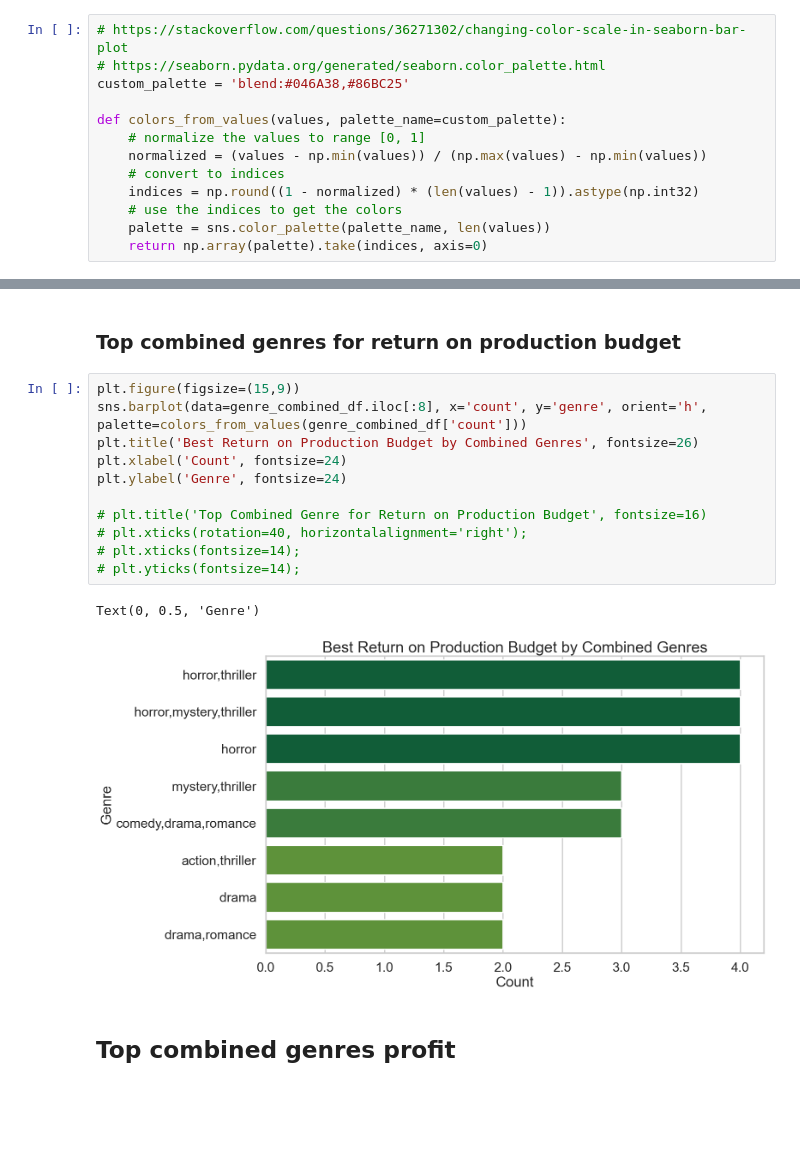
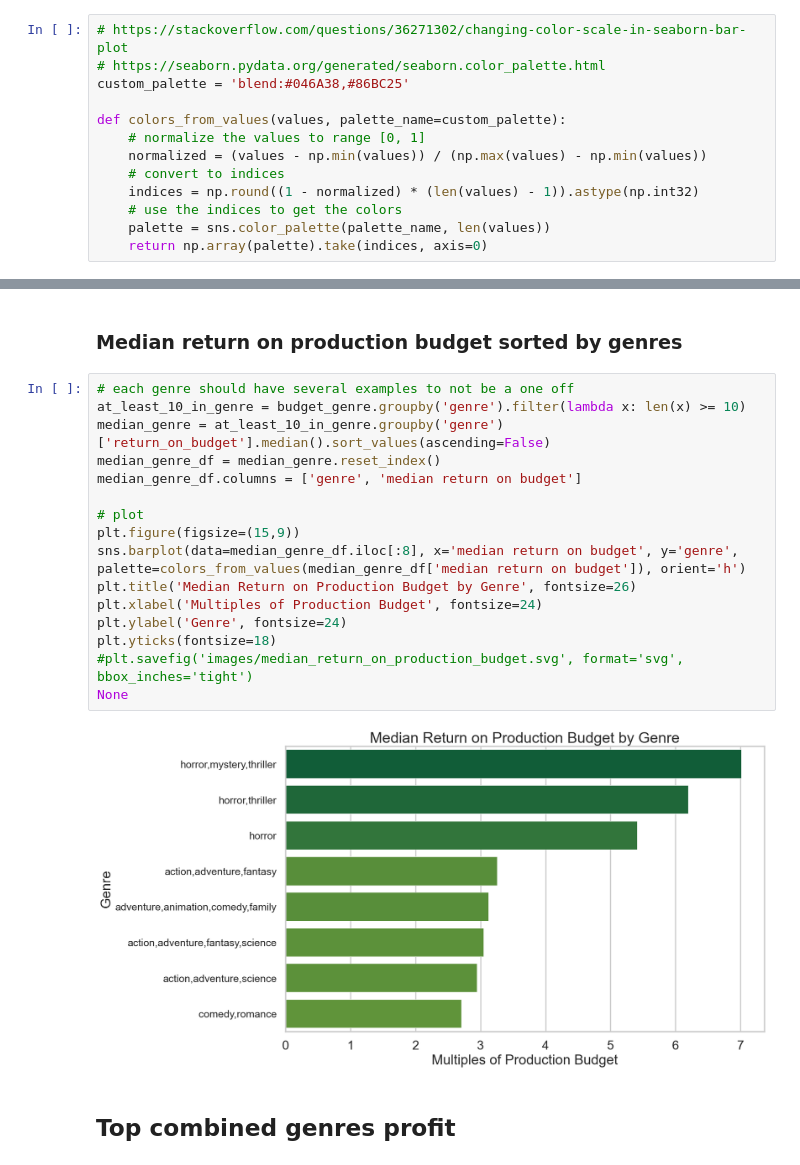
Before and after one commit to bkokin/semester_1_capstone, a Jupyter notebook: Capstone 1.ipynb, the cells around one changed output, grey strips where cells are left out. Drawn from its saved outputs; the diff is of its cells as text; blank space fills up the shorter version.

```diff
--- a/Capstone 1.ipynb
+++ b/Capstone 1.ipynb
@@ -140,19 +125,23 @@ Text(0, 0.5, 'Genre')
 # %% [markdown]
-### Top combined genres for return on production budget
+### Median return on production budget sorted by genres
-# %%
-plt.figure(figsize=(15,9))
-sns.barplot(data=genre_combined_df.iloc[:8], x='count', y='genre', orient='h', palette=colors_from_values(genre_combined_df['count']))
-plt.title('Best Return on Production Budget by Combined Genres', fontsize=26)
-plt.xlabel('Count', fontsize=24)
-plt.ylabel('Genre', fontsize=24)
-
-# plt.title('Top Combined Genre for Return on Production Budget', fontsize=16)
-# plt.xticks(rotation=40, horizontalalignment='right');
-# plt.xticks(fontsize=14);
-# plt.yticks(fontsize=14);
-# %% [output]
-Text(0, 0.5, 'Genre')
-[figure, removed]
+# %%
+# each genre should have several examples to not be a one off
+at_least_10_in_genre = budget_genre.groupby('genre').filter(lambda x: len(x) >= 10)
+median_genre = at_least_10_in_genre.groupby('genre')['return_on_budget'].median().sort_values(ascending=False)
+median_genre_df = median_genre.reset_index()
+median_genre_df.columns = ['genre', 'median return on budget']
+
+# plot
+plt.figure(figsize=(15,9))
+sns.barplot(data=median_genre_df.iloc[:8], x='median return on budget', y='genre', palette=colors_from_values(median_genre_df['median return on budget']), orient='h')
+plt.title('Median Return on Production Budget by Genre', fontsize=26)
+plt.xlabel('Multiples of Production Budget', fontsize=24)
+plt.ylabel('Genre', fontsize=24)
+plt.yticks(fontsize=18)
+#plt.savefig('images/median_return_on_production_budget.svg', format='svg', bbox_inches='tight')
+None
+# %% [output]
+[figure, added]
 # %% [markdown]
 ## Top combined genres profit
 # %%
```
Also changed, not shown: parts of 11 cells of this notebook, 3 other files.
